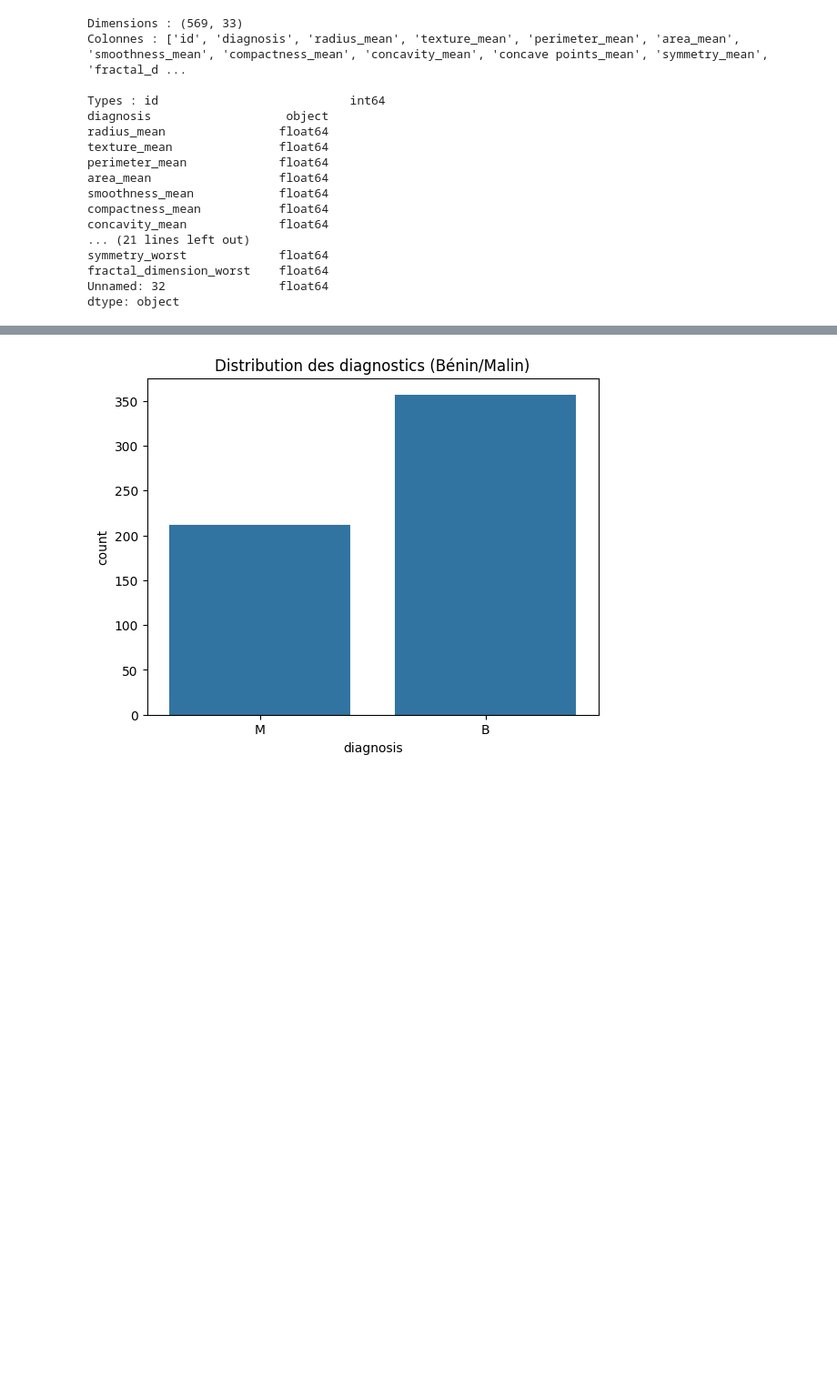
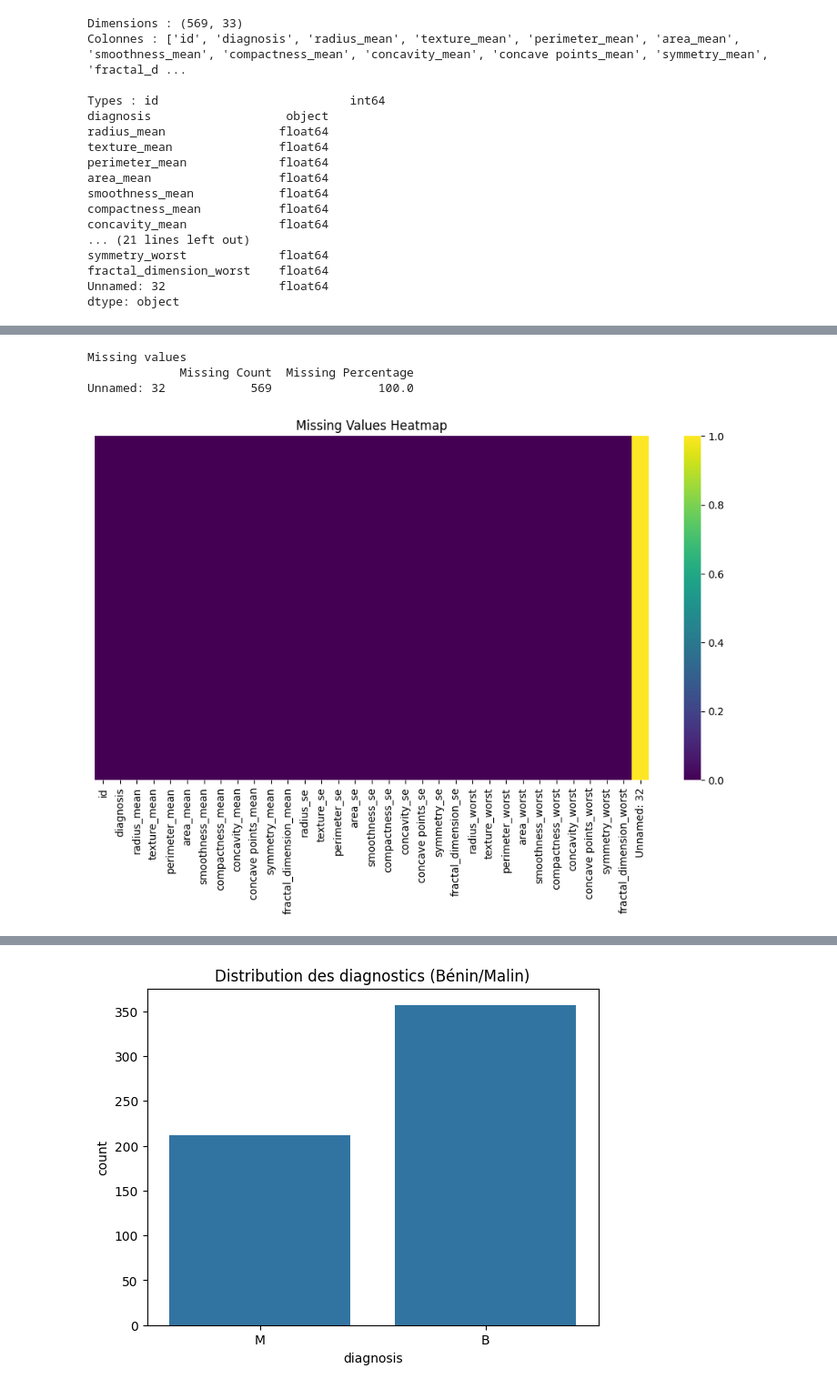
Before and after one commit to eyaguirat10/CoWin-Breast-Cancer-Detection, a Jupyter notebook: Eya_Guirat_Breast_Cancer_Detection.ipynb, the cells around one changed output, grey strips where cells are left out. Shown at 91% size. Saved outputs shown, nothing was run; the diff lists cells and outputs as text; code cells hidden in the pictures; blank space fills up the shorter version.

Commit message:
Update data understanding

```diff
--- a/Eya_Guirat_Breast_Cancer_Detection.ipynb
+++ b/Eya_Guirat_Breast_Cancer_Detection.ipynb
@@ -75,0 +119,21 @@ dtype: object
+# %%
+print("Missing values")
+missing_data = df.isnull().sum()
+missing_percent = (df.isnull().sum() / len(df)) * 100
+
+missing_df = pd.DataFrame({
+    'Missing Count': missing_data,
+    'Missing Percentage': missing_percent
+})
+print(missing_df[missing_df['Missing Count'] > 0])
+
+
+plt.figure(figsize=(12, 6))
+sns.heatmap(df.isnull(), yticklabels=False, cbar=True, cmap='viridis')
+plt.title('Missing Values Heatmap')
+plt.show()
+# %% [output]
+Missing values
+             Missing Count  Missing Percentage
+Unnamed: 32            569               100.0
+[figure, added]
```
Also changed, not shown: parts of 15 cells of this notebook.
